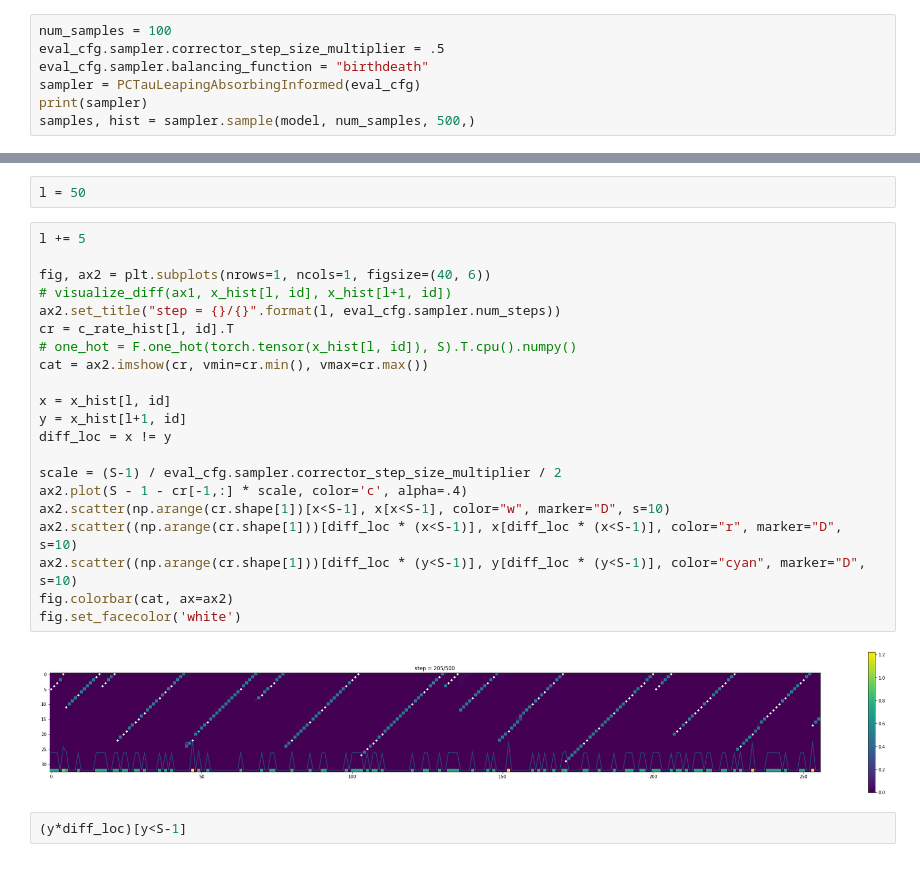
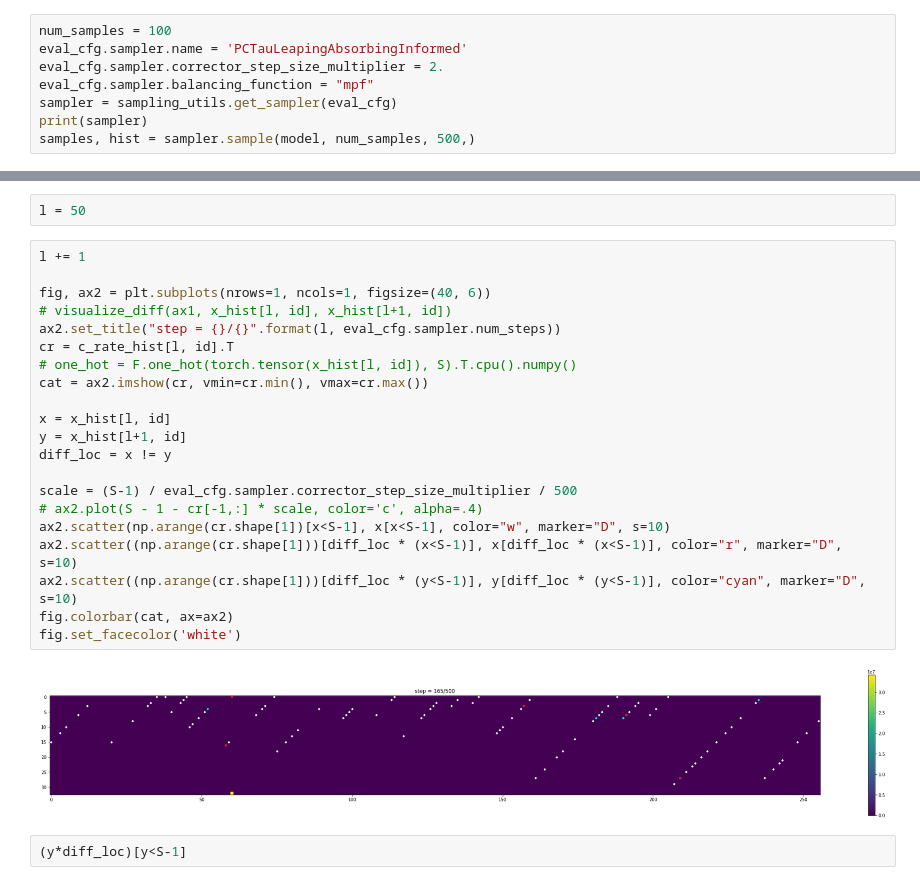
Before and after one commit to matthew9671/tauLDR, a Jupyter notebook: notebooks/eval_countdown.ipynb, the cells around one changed output, grey strips where cells are left out. Saved outputs shown, nothing was run; the diff lists cells and outputs as text.

```diff
--- a/notebooks/eval_countdown.ipynb
+++ b/notebooks/eval_countdown.ipynb
@@ -296,8 +296,9 @@ class PCTauLeapingAbsorbingInformed():
 # %%
 num_samples = 100
-eval_cfg.sampler.corrector_step_size_multiplier = .5
-eval_cfg.sampler.balancing_function = "birthdeath"
-sampler = PCTauLeapingAbsorbingInformed(eval_cfg)
+eval_cfg.sampler.name = 'PCTauLeapingAbsorbingInformed'
+eval_cfg.sampler.corrector_step_size_multiplier = 2.
+eval_cfg.sampler.balancing_function = "mpf"
+sampler = sampling_utils.get_sampler(eval_cfg)
 print(sampler)
 samples, hist = sampler.sample(model, num_samples, 500,)
 # %% [output]
@@ -439,28 +439,28 @@ visualize_diff(ax1, samples[id], corrected_samples[id])
 # %%
 l = 50
 # %%
-l += 5
+l += 1
 
 fig, ax2 = plt.subplots(nrows=1, ncols=1, figsize=(40, 6))
 # visualize_diff(ax1, x_hist[l, id], x_hist[l+1, id])
 ax2.set_title("step = {}/{}".format(l, eval_cfg.sampler.num_steps))
 cr = c_rate_hist[l, id].T
 # one_hot = F.one_hot(torch.tensor(x_hist[l, id]), S).T.cpu().numpy()
 cat = ax2.imshow(cr, vmin=cr.min(), vmax=cr.max())
 
 x = x_hist[l, id]
 y = x_hist[l+1, id]
 diff_loc = x != y
 
-scale = (S-1) / eval_cfg.sampler.corrector_step_size_multiplier / 2
-ax2.plot(S - 1 - cr[-1,:] * scale, color='c', alpha=.4)
+scale = (S-1) / eval_cfg.sampler.corrector_step_size_multiplier / 500
+# ax2.plot(S - 1 - cr[-1,:] * scale, color='c', alpha=.4)
 ax2.scatter(np.arange(cr.shape[1])[x<S-1], x[x<S-1], color="w", marker="D", s=10)
 ax2.scatter((np.arange(cr.shape[1]))[diff_loc * (x<S-1)], x[diff_loc * (x<S-1)], color="r", marker="D", s=10)
 ax2.scatter((np.arange(cr.shape[1]))[diff_loc * (y<S-1)], y[diff_loc * (y<S-1)], color="cyan", marker="D", s=10)
 fig.colorbar(cat, ax=ax2)
 fig.set_facecolor('white')
 # %% [output]
-[figure, old version]
+[figure, new version]
 # %%
 (y*diff_loc)[y<S-1]
 # %% [output]
```
Also changed, not shown: parts of 15 cells of this notebook, 5 other files.
